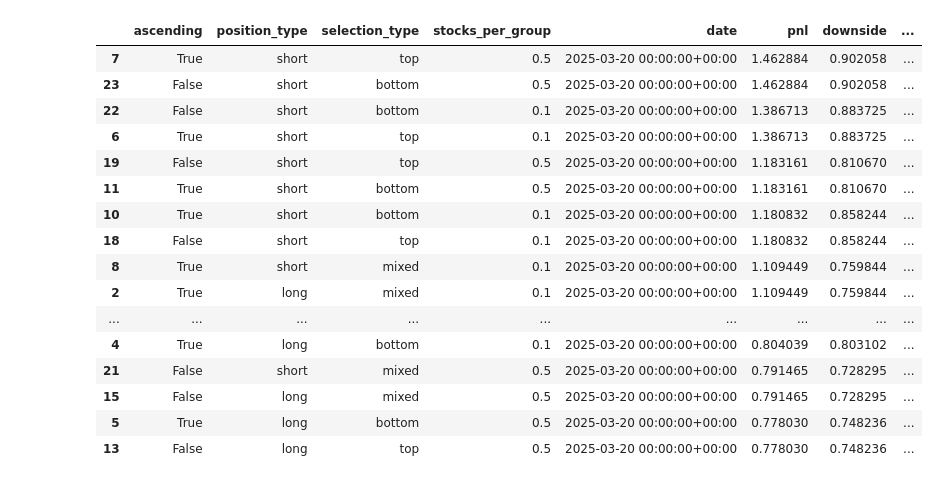
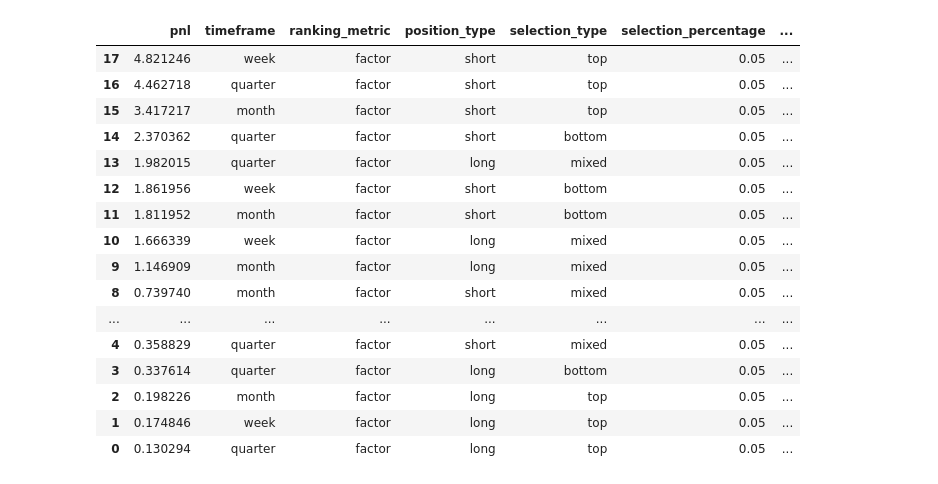
Before and after one commit to chung-ejy/orivault, a Jupyter notebook: studies/magnificent_seven_study/magnificent_7_gboost_with_singleindexmodel.ipynb, the cells around one changed output. Drawn from its saved outputs; the diff is of its cells as text; code cells hidden in the pictures.

```diff
--- a/studies/magnificent_seven_study/magnificent_7_gboost_with_singleindexmodel.ipynb
+++ b/studies/magnificent_seven_study/magnificent_7_gboost_with_singleindexmodel.ipynb
@@ -73,9 +77,8 @@ backtest_end = 2026
 market.connect()
 prices = []
 
-for ticker in tqdm(index["ticker"][:100]):
-    try:
-        ## price prep
+for ticker in tqdm(index["ticker"]):
+    try:## price prep
         price = market.query("prices", {"ticker": ticker})
         if price.index.size > 150:
             price = p.lower_column(price)
@@ -85,7 +88,7 @@ for ticker in tqdm(index["ticker"][:100]):
             ## factor merge and indicator calculations
             price = factors_df.merge(price[["date", "ticker", "adjclose", "adjhigh", "adjlow", "adjvolume"]], on="date", how="left")
             price = p.additional_date_columns(price)
-            price = Indicator.calculate_indicators(price)
+            price = Indicator.ROLLING_DOLLAR_VOLUME.calculate(price)
 
             price["y"] = price["adjclose"].shift(-60)
 
@@ -111,7 +114,7 @@ for ticker in tqdm(index["ticker"][:100]):
 market.disconnect()
 # %%
 ## getting names
-simulation = pd.concat(prices).merge(index[["ticker","name"]],on="ticker",how="left")
+simulation = pd.concat(prices).merge(index[["ticker","office"]],on="ticker",how="left")
 
 ## subsetting backtesting data
 simulation = simulation[(simulation["year"]>=model_end) & (simulation["year"]<backtest_end)].dropna(subset="factor")
@@ -138,28 +139,22 @@ market.connect()
 benchmark = market.query("prices",{"ticker":"JPM"})
 market.disconnect()
 benchmark = Benchmark.convert_to_benchmark(benchmark,"adjclose")
+# %%
+portfolios = PortfolioSelection.generate_possible_portfolios(group_percentages=[0.05],grouping_columns=["office"])
 # %%
 run = True
 if run:
     analysises = []
-    for ascending in [True,False]:
-        for position_type in tqdm(["long","short"]):
-            for selection_type in tqdm(["top","mixed","bottom"]):
-                for stocks_per_group in [.1,.5]:
-                    try:
-                        parameters = {
-                            "ascending":ascending,
-                            "position_type":position_type,
-                            "selection_type":selection_type,
-                            "stocks_per_group": stocks_per_group
-                        }
-                        pm = Management("quarter","factor",position_type,ascending,selection_type,stocks_per_group,"rolling_dollar_volume")
-                        trades = pm.trades(simulation.copy())
-                        portfolio = pm.portfolio(trades.copy(),benchmark.copy())
-                        metrics = Metrics.performance(trades,portfolio)
-                        analysises.append({**parameters.copy(),**metrics.copy()})
-                    except Exception as e:
-                        print(str(e))
-                        continue
+    for portfolio in tqdm(portfolios):
+        try:
+            trades = portfolio.trades(simulation.copy())
+            performance = portfolio.portfolio(trades.copy(),benchmark.copy())
+            metrics = Metrics.performance(trades,performance)
+            results = {**portfolio.to_dict(),**metrics.copy()}
+            results["portfolio"] = portfolio
+            analysises.append(results)
+        except Exception as e:
+            print(str(e))
+            continue
 # %%
 a = pd.DataFrame(analysises)
@@ -197,23 +200,23 @@ plt.show()
 # %%
-a.sort_values("pnl",ascending=False).head(20)
+a.groupby("pnl").first().reset_index().drop("date",axis=1).sort_values("pnl",ascending=False).head(20)
 # %% [output]
-|  | ascending | position_type | selection_type | stocks_per_group | date | pnl | downside | ... |
-| 7 | True | short | top | 0.5 | 2025-03-20 00:00:00+00:00 | 1.462884 | 0.902058 | ... |
-| 23 | False | short | bottom | 0.5 | 2025-03-20 00:00:00+00:00 | 1.462884 | 0.902058 | ... |
-| 22 | False | short | bottom | 0.1 | 2025-03-20 00:00:00+00:00 | 1.386713 | 0.883725 | ... |
-| 6 | True | short | top | 0.1 | 2025-03-20 00:00:00+00:00 | 1.386713 | 0.883725 | ... |
-| 19 | False | short | top | 0.5 | 2025-03-20 00:00:00+00:00 | 1.183161 | 0.810670 | ... |
-| 11 | True | short | bottom | 0.5 | 2025-03-20 00:00:00+00:00 | 1.183161 | 0.810670 | ... |
-| 10 | True | short | bottom | 0.1 | 2025-03-20 00:00:00+00:00 | 1.180832 | 0.858244 | ... |
-| 18 | False | short | top | 0.1 | 2025-03-20 00:00:00+00:00 | 1.180832 | 0.858244 | ... |
-| 8 | True | short | mixed | 0.1 | 2025-03-20 00:00:00+00:00 | 1.109449 | 0.759844 | ... |
-| 2 | True | long | mixed | 0.1 | 2025-03-20 00:00:00+00:00 | 1.109449 | 0.759844 | ... |
-| ... | ... | ... | ... | ... | ... | ... | ... | ... |
-| 4 | True | long | bottom | 0.1 | 2025-03-20 00:00:00+00:00 | 0.804039 | 0.803102 | ... |
-| 21 | False | short | mixed | 0.5 | 2025-03-20 00:00:00+00:00 | 0.791465 | 0.728295 | ... |
-| 15 | False | long | mixed | 0.5 | 2025-03-20 00:00:00+00:00 | 0.791465 | 0.728295 | ... |
-| 5 | True | long | bottom | 0.5 | 2025-03-20 00:00:00+00:00 | 0.778030 | 0.748236 | ... |
-| 13 | False | long | top | 0.5 | 2025-03-20 00:00:00+00:00 | 0.778030 | 0.748236 | ... |
+|  | pnl | timeframe | ranking_metric | position_type | selection_type | selection_percentage | ... |
+| 17 | 4.821246 | week | factor | short | top | 0.05 | ... |
+| 16 | 4.462718 | quarter | factor | short | top | 0.05 | ... |
+| 15 | 3.417217 | month | factor | short | top | 0.05 | ... |
+| 14 | 2.370362 | quarter | factor | short | bottom | 0.05 | ... |
+| 13 | 1.982015 | quarter | factor | long | mixed | 0.05 | ... |
+| 12 | 1.861956 | week | factor | short | bottom | 0.05 | ... |
+| 11 | 1.811952 | month | factor | short | bottom | 0.05 | ... |
+| 10 | 1.666339 | week | factor | long | mixed | 0.05 | ... |
+| 9 | 1.146909 | month | factor | long | mixed | 0.05 | ... |
+| 8 | 0.739740 | month | factor | short | mixed | 0.05 | ... |
+| ... | ... | ... | ... | ... | ... | ... | ... |
+| 4 | 0.358829 | quarter | factor | short | mixed | 0.05 | ... |
+| 3 | 0.337614 | quarter | factor | long | bottom | 0.05 | ... |
+| 2 | 0.198226 | month | factor | long | top | 0.05 | ... |
+| 1 | 0.174846 | week | factor | long | top | 0.05 | ... |
+| 0 | 0.130294 | quarter | factor | long | top | 0.05 | ... |
 # %%
 top = a.sort_values("pnl",ascending=False).head(1).to_dict("records")[0]
 top
```
Also changed, not shown: parts of 11 cells of this notebook, 26 other files.
